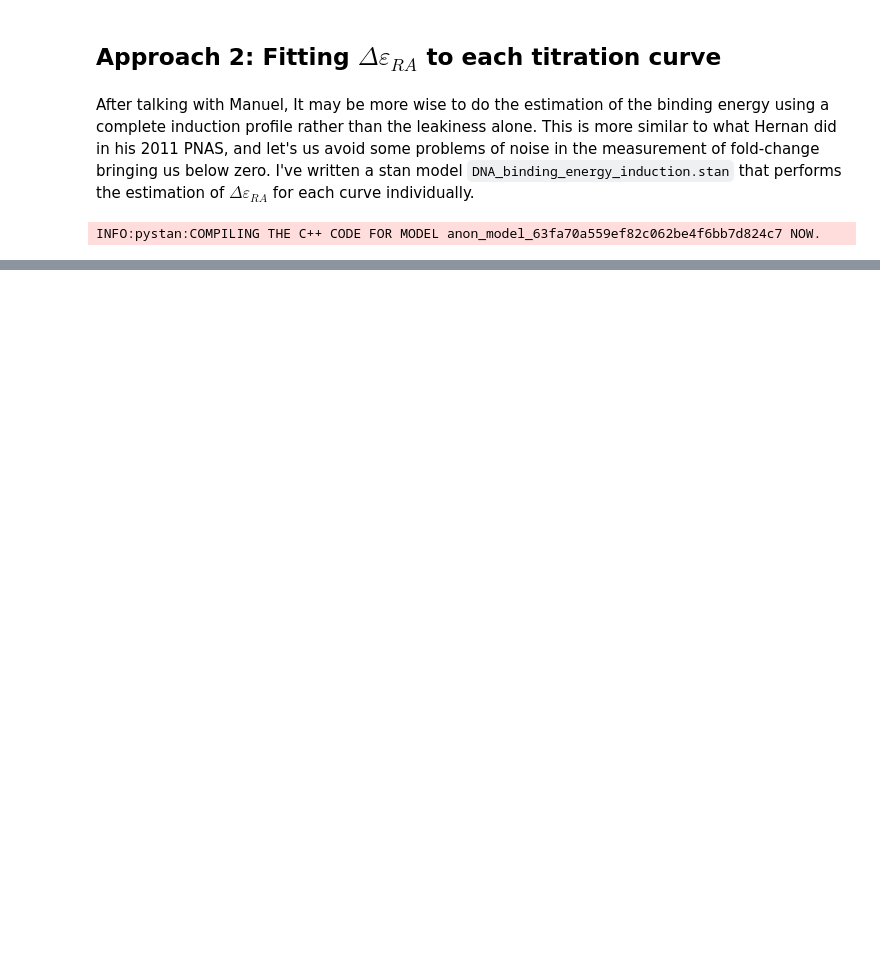
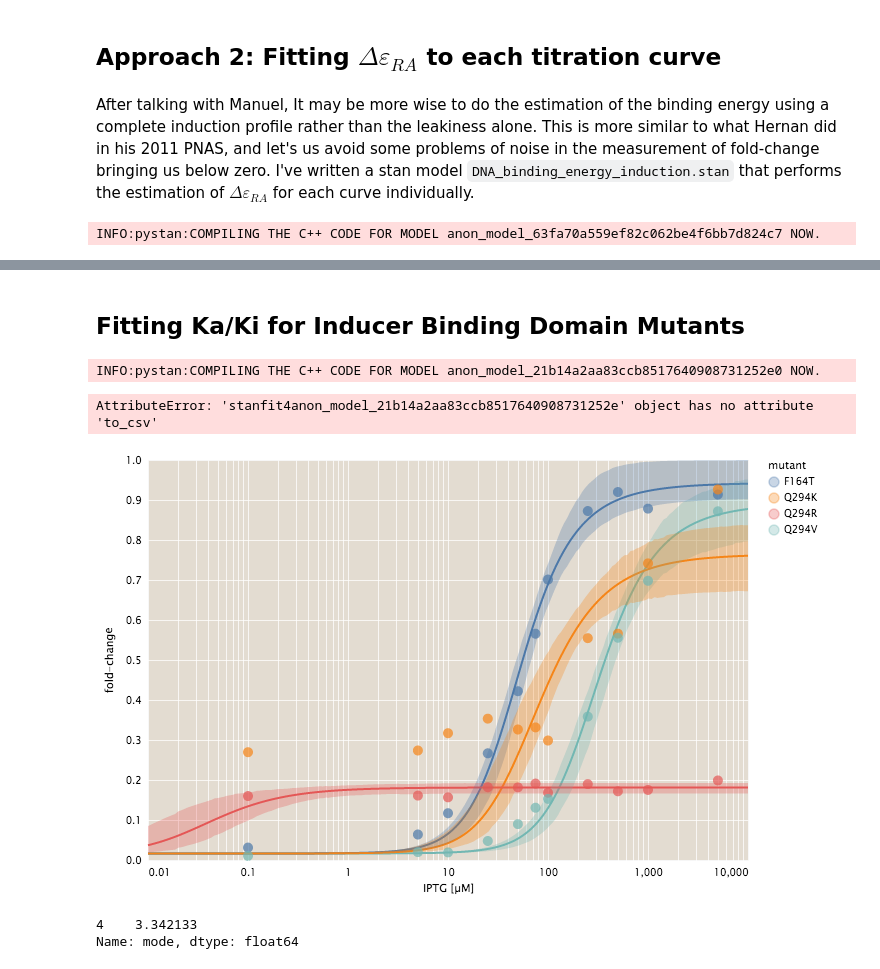
Before and after one commit to RPGroup-PBoC/mwc_mutants, a Jupyter notebook: code/analysis/complete_analysis.ipynb, the cells around one changed output, grey strips where cells are left out. Saved outputs shown, nothing was run; the diff lists cells and outputs as text; code cells hidden in the pictures; blank space fills up the shorter version.

Commit message:
Progress on fitting ep_AI. Seems to do the trick in some cases. Still need to test doubles

```diff
--- a/code/analysis/complete_analysis.ipynb
+++ b/code/analysis/complete_analysis.ipynb
@@ -414,0 +359,8 @@ a
+# %% [markdown]
+## Fitting Ka/Ki for Inducer Binding Domain Mutants
+# %%
+# Assemble the stan model.
+kaki_model_code = mut.bayes.assemble_StanModelCode('../stan/KaKi_fitting.stan', '../stan/functions.stan')
+kaki_model = pystan.StanModel(model_code=kaki_model_code)
+# %% [output]
+INFO:pystan:COMPILING THE C++ CODE FOR MODEL anon_model_21b14a2aa83ccb8517640908731252e0 NOW.
@@ -414,0 +374,13 @@ a
+# %%
+# assemble the data dict
+data_dict = dict(J=len(IND_idx), N=len(IND_data), idx=IND_data['idx'],
+                R=IND_data['repressors'], Nns=constants['Nns'],
+                c=IND_data['IPTGuM'], ep_RA=constants['O2'],
+                ep_AI=constants['ep_AI'], n_sites=constants['n_sites'],
+                fc=IND_data['fold_change'])
+
+# Sample!
+kaki_samples = kaki_model.sampling(data_dict, iter=5000, chains=4, pars=['Ka', 'Ki'])
+kaki_samples.to_csv('../../data/csv/KaKi_fitting_samples.csv', index=False)
+# %% [output]
+AttributeError: 'stanfit4anon_model_21b14a2aa83ccb8517640908731252e' object has no attribute 'to_csv'
@@ -414,0 +394,49 @@ a
+# %%
+# Compute the modes and credible regions.
+fit_dfs = []
+c_range = np.logspace(-2, 4, 200)
+for i, m in enumerate(IND_idx):
+    best_fit = mut.thermo.SimpleRepression(R=constants['RBS1027'], ep_r=constants['O2'], ep_ai=constants['ep_AI'],
+                                          effector_conc=c_range, ka=kaki_stats[kaki_stats['parameter']=='Ka.{}'.format(m)]['mode'].values,
+                                          ki=kaki_stats[kaki_stats['parameter']=='Ki.{}'.format(m)]['mode'].values, n_ns=constants['Nns'],
+                                          n_sites=constants['n_sites']).fold_change()
+    cred_region = np.zeros([2, len(c_range)])
+    for j, c in enumerate(c_range):
+        arch = mut.thermo.SimpleRepression(R=constants['RBS1027'], ep_r=constants['O2'], ep_ai=constants['ep_AI'],
+                                            effector_conc=c, ka=kaki_df['Ka.{}'.format(m)], ki=kaki_df['Ki.{}'.format(m)],
+                                          n_ns=constants['Nns'], n_sites=constants['n_sites']).fold_change()
+        cred_region[:, j] = mut.stats.compute_hpd(arch, 0.95)
+
+    # Assemble the data frame.
+    _df = pd.DataFrame(np.array([c_range, best_fit, cred_region[0, :], cred_region[1, :]]).T, columns=['IPTGuM', 'mode', 'min', 'max'])
+    _df['mutant'] = m
+    fit_dfs.append(_df)
+fit_df = pd.concat(fit_dfs)
+# %%
+fit_base = alt.Chart(fit_df, width=600, height=400)
+data_base = alt.Chart(IND_summ[IND_summ['IPTGuM'] > 0])
+
+fit_mode = fit_base.mark_line().encode(
+            x = alt.X('IPTGuM:Q', scale={'type':'log'}, axis={'title':'IPTG [µM]'}),
+            y = alt.Y('mode:Q', axis={'title':'fold-change'}),
+            color='mutant:N')
+
+fit_hpd = fit_base.mark_area(opacity=0.3).encode(
+          x='IPTGuM:Q',
+          y='min:Q',
+          y2='max:Q',
+          color='mutant:N')
+
+points = data_base.mark_point(filled=True, size=100).encode(
+        x='IPTGuM:Q',
+        y='mean',
+        color='mutant:N')
+
+fit_mode + fit_hpd + points
+# %% [output]
+[figure, added]
+# %%
+kaki_stats[kaki_stats['parameter']=='Ki.{}'.format(m)]['mode']
+# %% [output]
+4    3.342133
+Name: mode, dtype: float64
```
Also changed, not shown: parts of 28 cells of this notebook, 5 other files.
